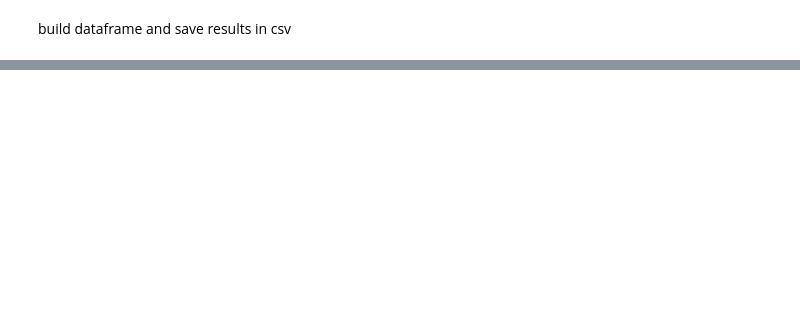
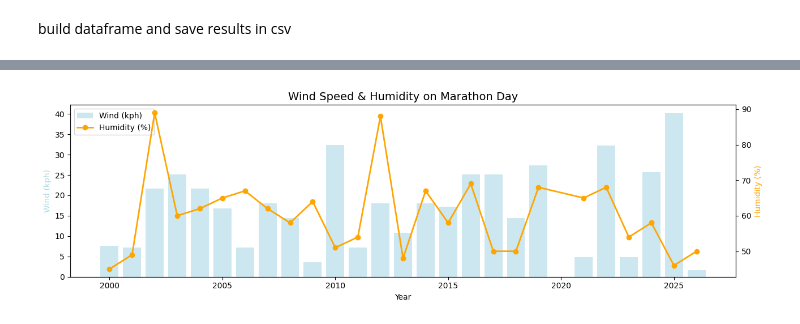
Before and after one commit to 4y1n/Bigdata_eng, a Jupyter notebook: apis/weatherapi.ipynb, the cells around one changed output, grey strips where cells are left out. Drawn from its saved outputs; the diff is of its cells as text; code cells hidden in the pictures; blank space fills up the shorter version.

```diff
--- a/apis/weatherapi.ipynb
+++ b/apis/weatherapi.ipynb
@@ -124,0 +136,17 @@ year
+# %%
+fig, ax1 = plt.subplots(figsize=(13, 4))
+ax2 = ax1.twinx()
+ax1.bar(df["year"], df["wind_kph"], color="lightblue", alpha=0.6, label="Wind (kph)")
+ax2.plot(df["year"], df["humidity"], color="orange", marker="o", linewidth=2, label="Humidity (%)")
+ax1.set_ylabel("Wind (kph)", color="lightblue")
+ax2.set_ylabel("Humidity (%)", color="orange")
+ax1.set_xlabel("Year")
+ax1.set_title("Wind Speed & Humidity on Marathon Day", fontsize=14)
+lines1, labels1 = ax1.get_legend_handles_labels()
+lines2, labels2 = ax2.get_legend_handles_labels()
+ax1.legend(lines1 + lines2, labels1 + labels2)
+plt.tight_layout()
+plt.savefig("weather_wind_humidity.png", dpi=150)
+plt.show()
+# %% [output]
+[figure, added]
```
Also changed, not shown: parts of 13 cells of this notebook, 2 other files.
